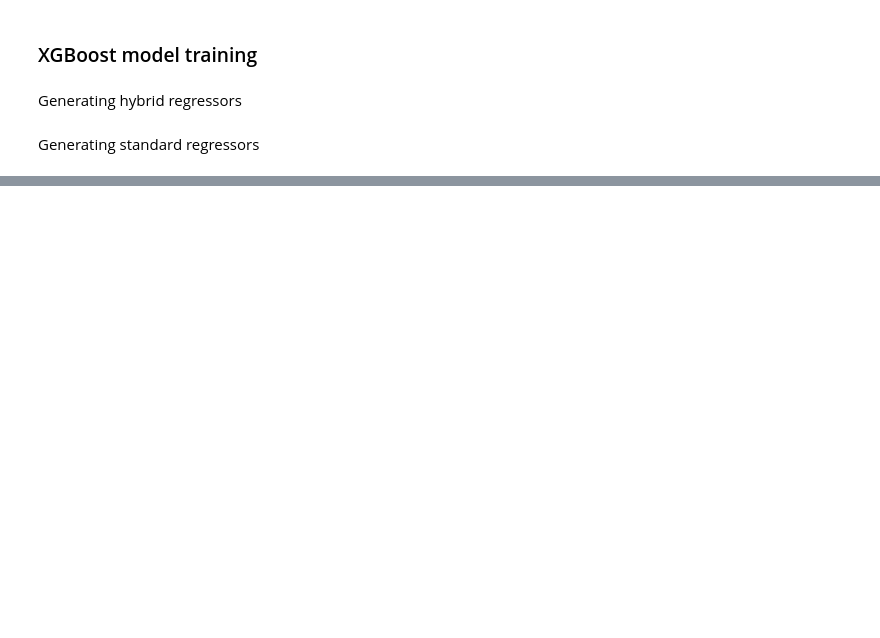
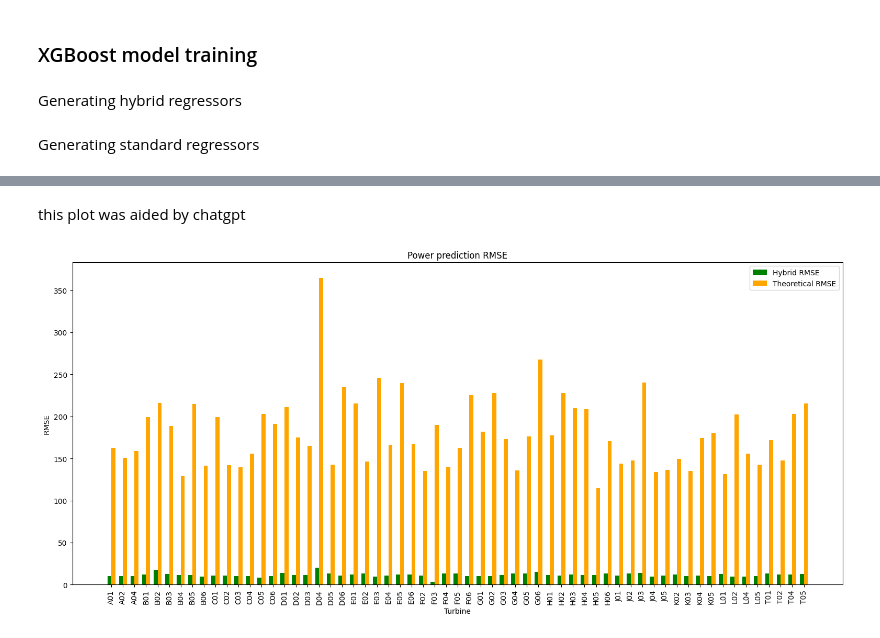
Before and after one commit to sondretb/Master-thesis---Wake-Scada-integration, a Jupyter notebook: power_predictor.ipynb, the cells around one changed output, grey strips where cells are left out. Cells and saved outputs as stored; diff of their text form; code cells hidden in the pictures; blank space fills up the shorter version.

```diff
--- a/power_predictor.ipynb
+++ b/power_predictor.ipynb
@@ -80,0 +137,32 @@ for name, test_set in tqdm(test_data.items(), desc='Generating Standard Power Pr
+# %% [markdown]
+this plot was aided by chatgpt
+# %%
+plt.rcParams["figure.figsize"] = (19, 8)
+
+# Extract keys and values
+keys = list(rmse_hybrid.keys())
+values1 = list(rmse_hybrid.values())
+values2 = list(rmse_theoretical.values())
+
+# Define positions for the bars
+bar_width = 0.35
+index = np.arange(len(keys))
+
+# Create the bar chart
+fig, ax = plt.subplots()
+bar1 = ax.bar(index, values1, bar_width, label='Hybrid RMSE', color='green')
+bar2 = ax.bar(index + bar_width, values2, bar_width, label='Theoretical RMSE', color='orange')
+
+# Add labels, title, and legend
+ax.set_xlabel('Turbine')
+ax.set_ylabel('RMSE')
+ax.set_title('Power prediction RMSE')
+ax.set_xticks(index + bar_width / 2)
+ax.set_xticklabels(keys)
+plt.xticks(rotation=90)
+ax.legend()
+
+# Display the chart
+plt.show()
+# %% [output]
+[figure, added]
```
Also changed, not shown: parts of 15 cells of this notebook, 1 other file.
